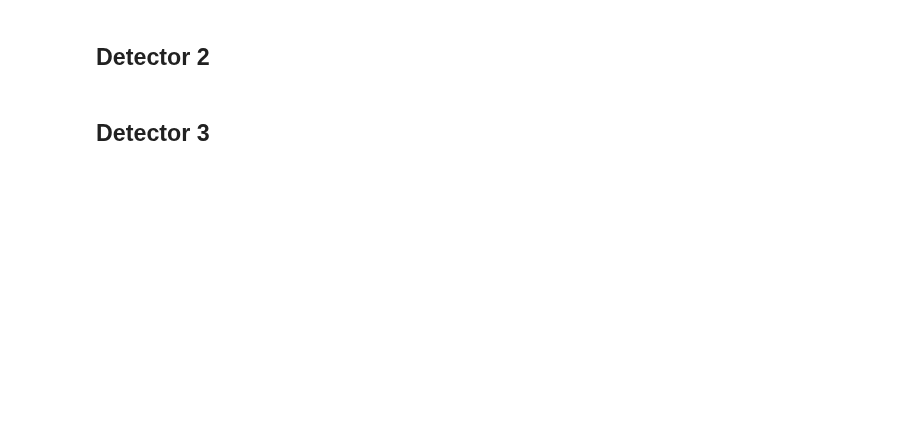
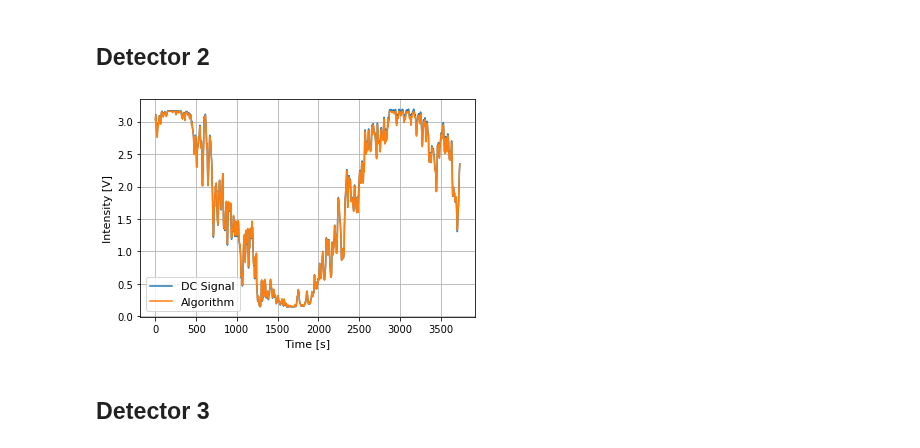
Before and after one commit to bilaljo/MiniPTI, a Jupyter notebook: notebooks/algorithm_verfication.ipynb, the cells around one changed output. Drawn from its saved outputs; the diff is of its cells as text; code cells hidden in the pictures; blank space fills up the shorter version.

```diff
--- a/notebooks/algorithm_verfication.ipynb
+++ b/notebooks/algorithm_verfication.ipynb
@@ -40,13 +104,15 @@ plt.show()
 ## Detector 2
 # %%
 plt.plot(range(len(decimation)), decimation["DC CH2"], label="DC Signal")
-plt.plot(range(len(decimation)), detector(inversion["Interferometric Phase"], 1.84, min_intensity=0.013, max_intensity=1.466), label="Algorithm")
+plt.plot(range(len(decimation)), detector(inversion["Interferometric Phase"], 2.15, min_intensity=0.15, max_intensity=3.16), label="Algorithm")
 #plt.plot(range(len(decimation)), detector(inversion_without_error_function["Interferometric Phase"], 1.84, min_intensity=0.013, max_intensity=1.466), label="First Guess")
 plt.legend(fontsize=11)
 plt.grid()
 plt.xlabel("Time [s]", fontsize=11)
 plt.ylabel("Intensity [V]", fontsize=11)
 plt.show()
+# %% [output]
+[figure, added]
 # %% [markdown]
 ## Detector 3
 # %%
```
Also changed, not shown: parts of 16 cells of this notebook, 10 other files.
